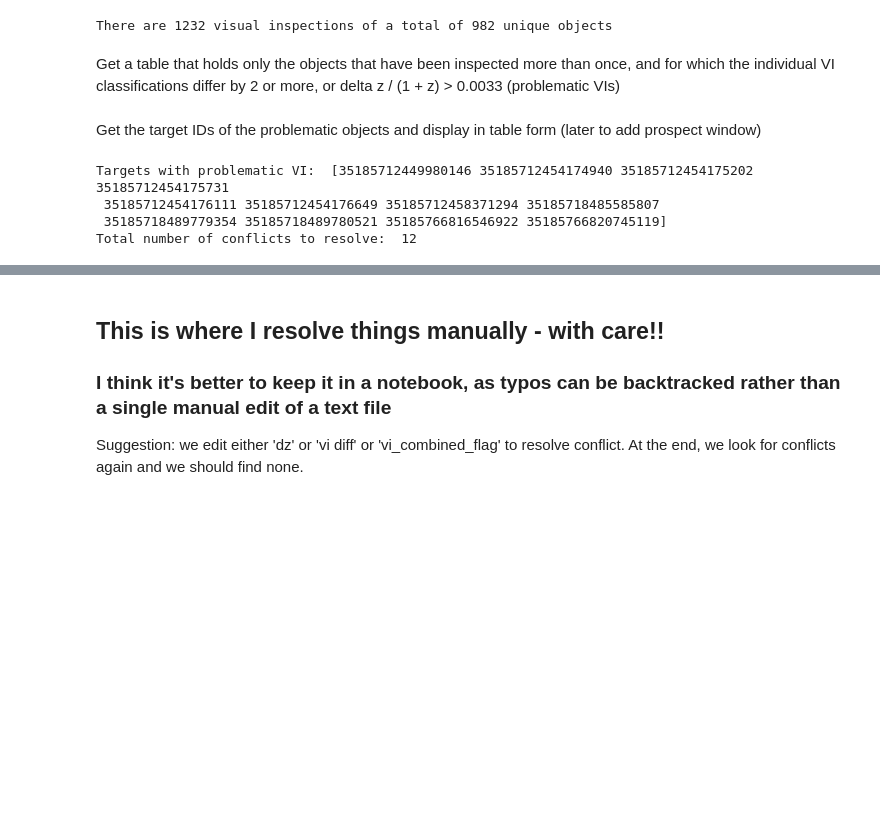
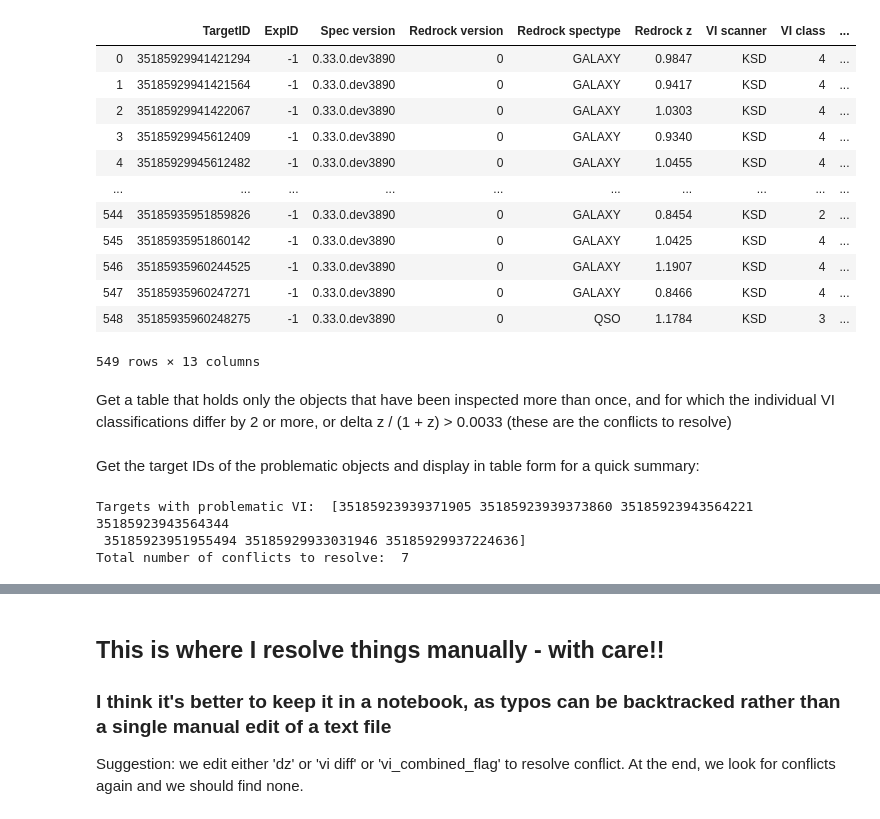
Before and after one commit to michaelJwilson/DESI_SV, a Jupyter notebook: VI_merge_sets.ipynb, the cells around one changed output, grey strips where cells are left out. Cells and saved outputs as stored; diff of their text form; code cells hidden in the pictures; blank space fills up the shorter version.

```diff
--- a/VI_merge_sets.ipynb
+++ b/VI_merge_sets.ipynb
@@ -38,6 +91,6 @@ vi_df = vi.to_pandas()
 # %%
 #make new column with best redshift estimate for each VI - take VI redshift if available, else take Redrock redshift.
-#This is not strictly necessary but makes manipulation easier.
-vi_df['best redshift'] = vi_df['VI z']
-vi_df.loc[vi_df['best redshift']=='--', 'best redshift'] = vi_df.loc[vi_df['best redshift']=='--', 'Redrock z']
-vi_df['best redshift'] = vi_df['best redshift'].astype(float)
+#I am always assuming that the VI redshift, if provided, trumps over the Redrock redshift.
+vi['best redshift'] = vi['VI z']
+vi.loc[vi['best redshift']=='--', 'best redshift'] = vi.loc[vi['best redshift']=='--', 'Redrock z']
+vi['best redshift'] = vi['best redshift'].astype(float)
@@ -60 +97,17 @@ vi_df
+# %%
+vi
+# %% [output]
+|  | TargetID | ExpID | Spec version | Redrock version | Redrock spectype | Redrock z | VI scanner | VI class | ... |
+| 0 | 35185929941421294 | -1 | 0.33.0.dev3890 | 0 | GALAXY | 0.9847 | KSD | 4 | ... |
+| 1 | 35185929941421564 | -1 | 0.33.0.dev3890 | 0 | GALAXY | 0.9417 | KSD | 4 | ... |
+| 2 | 35185929941422067 | -1 | 0.33.0.dev3890 | 0 | GALAXY | 1.0303 | KSD | 4 | ... |
+| 3 | 35185929945612409 | -1 | 0.33.0.dev3890 | 0 | GALAXY | 0.9340 | KSD | 4 | ... |
+| 4 | 35185929945612482 | -1 | 0.33.0.dev3890 | 0 | GALAXY | 1.0455 | KSD | 4 | ... |
+| ... | ... | ... | ... | ... | ... | ... | ... | ... | ... |
+| 544 | 35185935951859826 | -1 | 0.33.0.dev3890 | 0 | GALAXY | 0.8454 | KSD | 2 | ... |
+| 545 | 35185935951860142 | -1 | 0.33.0.dev3890 | 0 | GALAXY | 1.0425 | KSD | 4 | ... |
+| 546 | 35185935960244525 | -1 | 0.33.0.dev3890 | 0 | GALAXY | 1.1907 | KSD | 4 | ... |
+| 547 | 35185935960247271 | -1 | 0.33.0.dev3890 | 0 | GALAXY | 0.8466 | KSD | 4 | ... |
+| 548 | 35185935960248275 | -1 | 0.33.0.dev3890 | 0 | QSO | 1.1784 | KSD | 3 | ... |
+549 rows × 13 columns
 # %%
@@ -68,9 +121,3 @@ vi_df['dz'] = vi_df.groupby('TargetID')['best redshift'].transform(lambda x: ( (
-# %%
-#make groups of visual inspections, grouped by unique objects
-vi_gp = vi_df.groupby(['TargetID'])
-print('There are ' + str(len(vi_df)) + ' visual inspections of a total of ' + str(len(vi_gp)) + ' unique objects')
-# %% [output]
-There are 1232 visual inspections of a total of 982 unique objects
 # %% [markdown]
-Get a table that holds only the objects that have been inspected more than once, and for which the individual VI classifications differ by 2 or more, or delta z / (1 + z) > 0.0033 (problematic VIs)
+Get a table that holds only the objects that have been inspected more than once, and for which the individual VI classifications differ by 2 or more, or delta z / (1 + z) > 0.0033 (these are the conflicts to resolve)
 # %%
@@ -79,14 +126,13 @@ vi_insp = vi_gp.filter(lambda x: ( ( (x['VI class'].max()-x['VI class'].min()) >
                        & (len(x) >= 2)) #x is a group by TargetID
 # %% [markdown]
-Get the target IDs of the problematic objects and display in table form (later to add prospect window)
+Get the target IDs of the problematic objects and display in table form for a quick summary:
 # %%
-unique_targets = np.unique(vi_insp['TargetID'].tolist())
+unique_targets = np.unique(vi_conflict['TargetID'].tolist())
 print('Targets with problematic VI: ', unique_targets)
 print('Total number of conflicts to resolve: ', len(unique_targets))
 # %% [output]
-Targets with problematic VI:  [35185712449980146 35185712454174940 35185712454175202 35185712454175731
- 35185712454176111 35185712454176649 35185712458371294 35185718485585807
- 35185718489779354 35185718489780521 35185766816546922 35185766820745119]
-Total number of conflicts to resolve:  12
+Targets with problematic VI:  [35185923939371905 35185923939373860 35185923943564221 35185923943564344
+ 35185923951955494 35185929933031946 35185929937224636]
+Total number of conflicts to resolve:  7
 # %%
 for i in range(len(unique_targets)):
```
Also changed, not shown: parts of 24 cells of this notebook.
